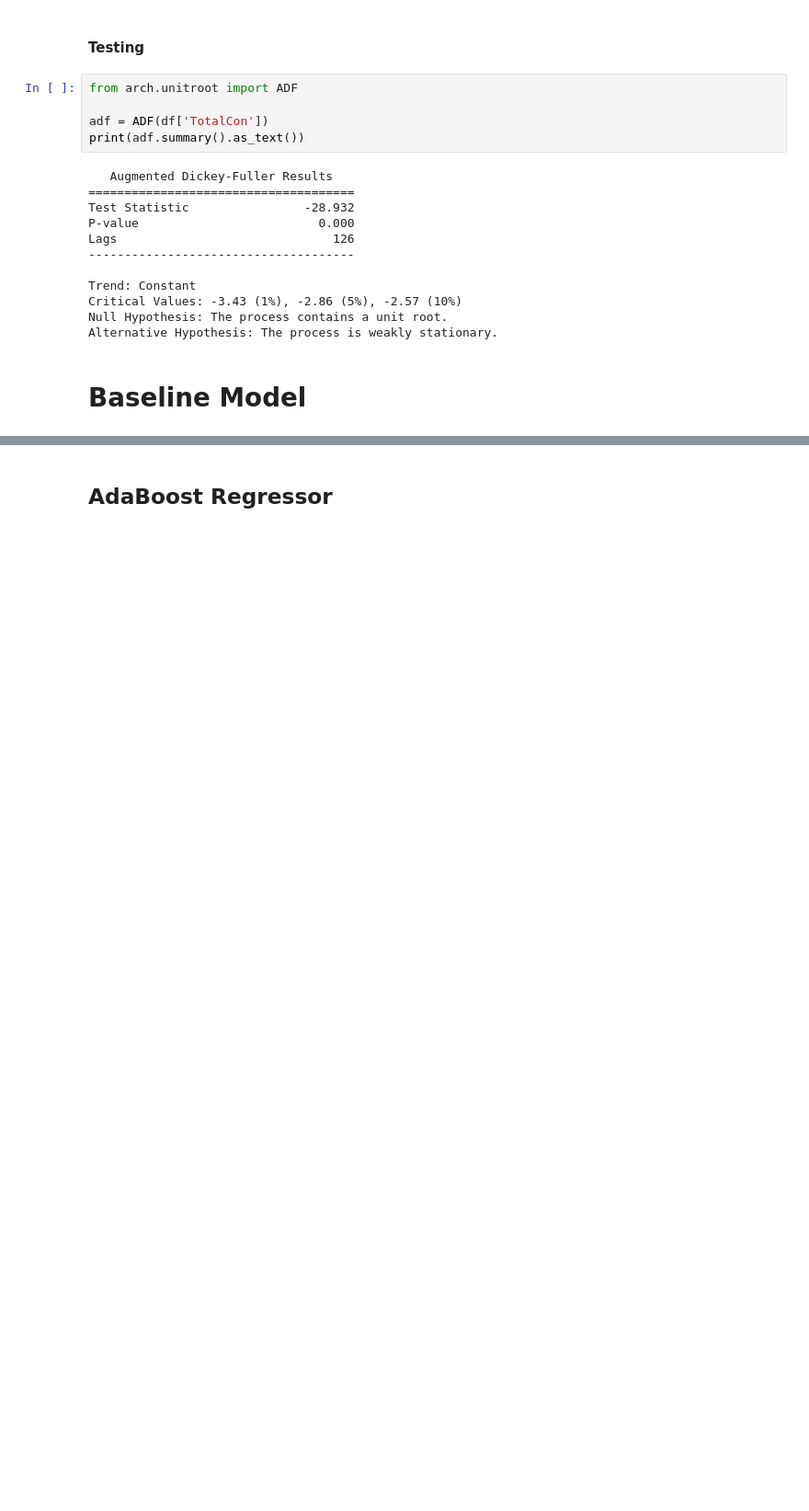
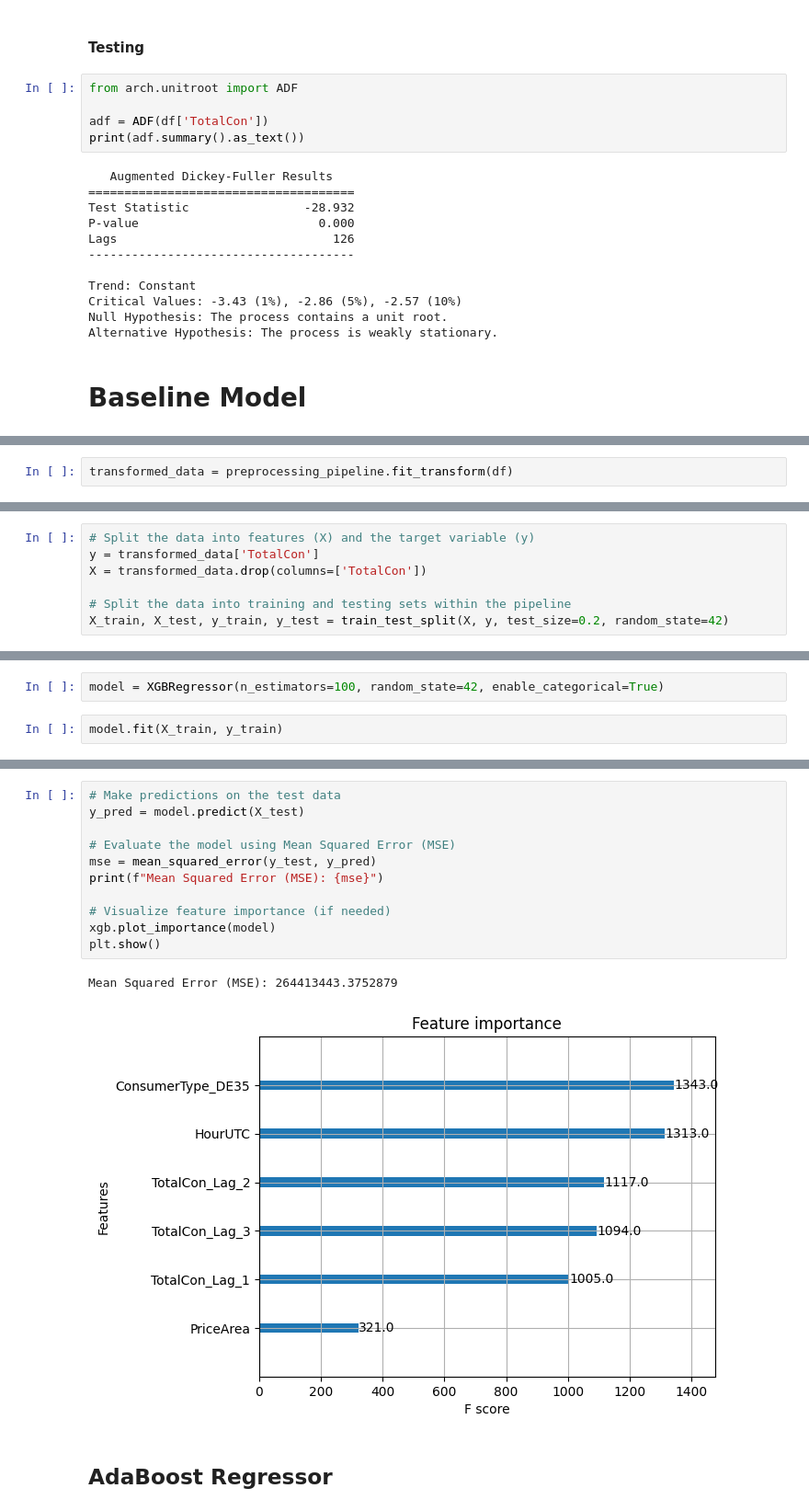
Before and after one commit to quantran-13/cs2215-ECD-mlops, a Jupyter notebook: notebooks/baseline_model.ipynb, the cells around one changed output, grey strips where cells are left out. Shown at 92% size. Drawn from its saved outputs; the diff is of its cells as text; blank space fills up the shorter version.

Commit message:
feat(model XGBoost): add preprocess pipeline & XGB + eval code; TODO: better processing datetime due to unsupport

```diff
--- a/notebooks/baseline_model.ipynb
+++ b/notebooks/baseline_model.ipynb
@@ -126,0 +325,2 @@ Alternative Hypothesis: The process is weakly stationary.
+# %%
+transformed_data = preprocessing_pipeline.fit_transform(df)
@@ -126,0 +332,7 @@ Alternative Hypothesis: The process is weakly stationary.
+# %%
+# Split the data into features (X) and the target variable (y)
+y = transformed_data['TotalCon']
+X = transformed_data.drop(columns=['TotalCon'])
+
+# Split the data into training and testing sets within the pipeline
+X_train, X_test, y_train, y_test = train_test_split(X, y, test_size=0.2, random_state=42)
@@ -126,0 +357,4 @@ Alternative Hypothesis: The process is weakly stationary.
+# %%
+model = XGBRegressor(n_estimators=100, random_state=42, enable_categorical=True)
+# %%
+model.fit(X_train, y_train)
@@ -127,2 +373,16 @@ Alternative Hypothesis: The process is weakly stationary.
+# %%
+# Make predictions on the test data
+y_pred = model.predict(X_test)
+
+# Evaluate the model using Mean Squared Error (MSE)
+mse = mean_squared_error(y_test, y_pred)
+print(f"Mean Squared Error (MSE): {mse}")
+
+# Visualize feature importance (if needed)
+xgb.plot_importance(model)
+plt.show()
+# %% [output]
+Mean Squared Error (MSE): 264413443.3752879
+[figure, added]
 # %% [markdown]
 ## AdaBoost Regressor
```
Also changed, not shown: parts of 28 cells of this notebook, 1 other file.
